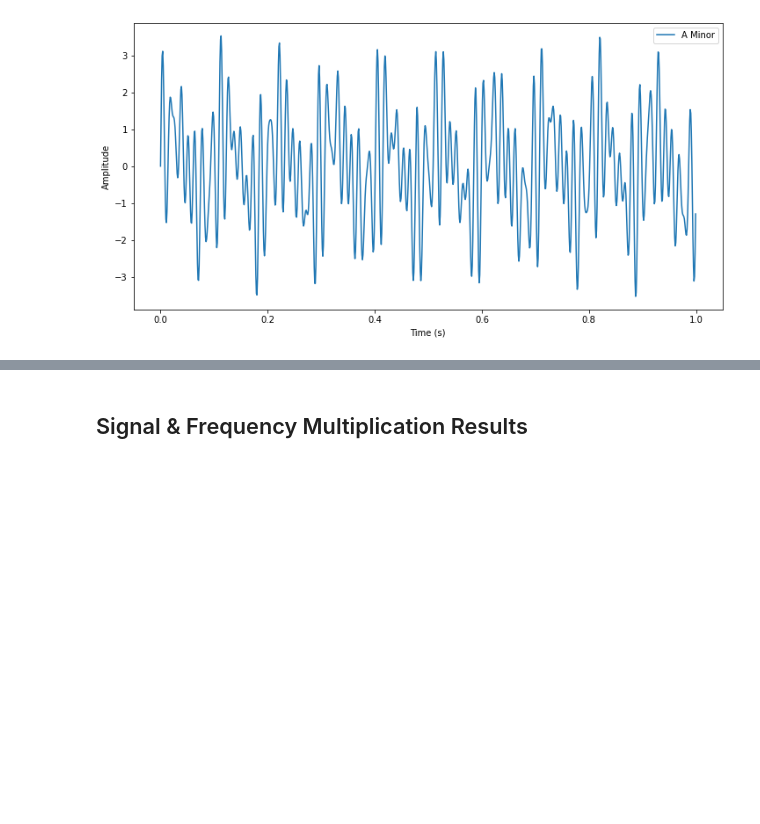
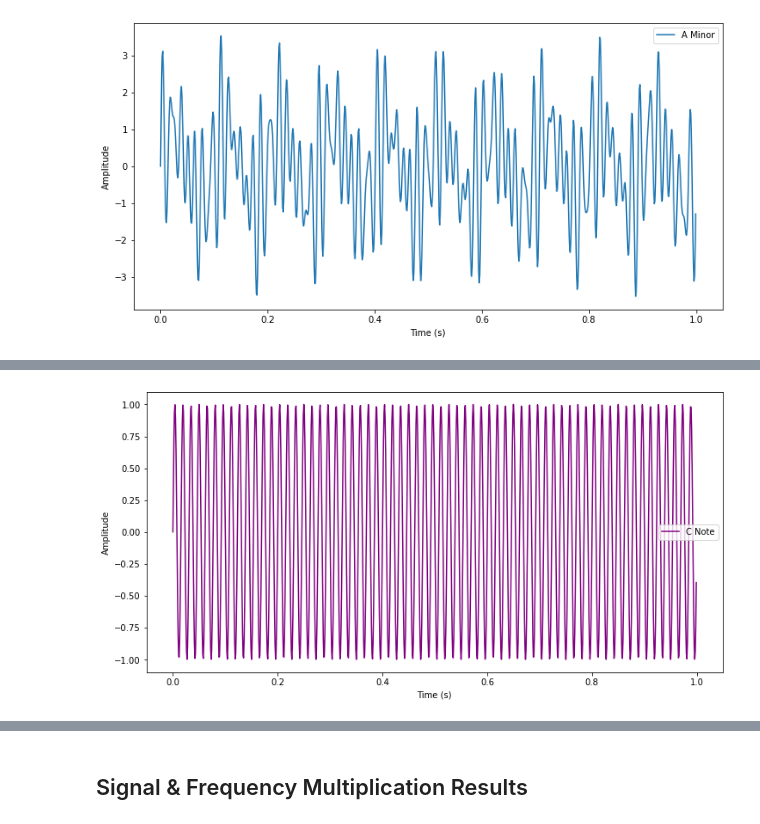
Before and after one commit to sayingless/fast-fourier-transform, a Jupyter notebook: fourier_transform_music_analogy.ipynb, the cells around one changed output, grey strips where cells are left out. Saved outputs shown, nothing was run; the diff lists cells and outputs as text; code cells hidden in the pictures; blank space fills up the shorter version.

```diff
--- a/fourier_transform_music_analogy.ipynb
+++ b/fourier_transform_music_analogy.ipynb
@@ -37,0 +49,8 @@ plt.show()
+# %%
+plt.plot(time_div, c_wave, label='C Note', color='purple')
+plt.xlabel('Time (s)')
+plt.ylabel('Amplitude')
+plt.legend()
+plt.show()
+# %% [output]
+[figure, added]
```
Also changed, not shown: parts of 16 cells of this notebook, 14 other files.
